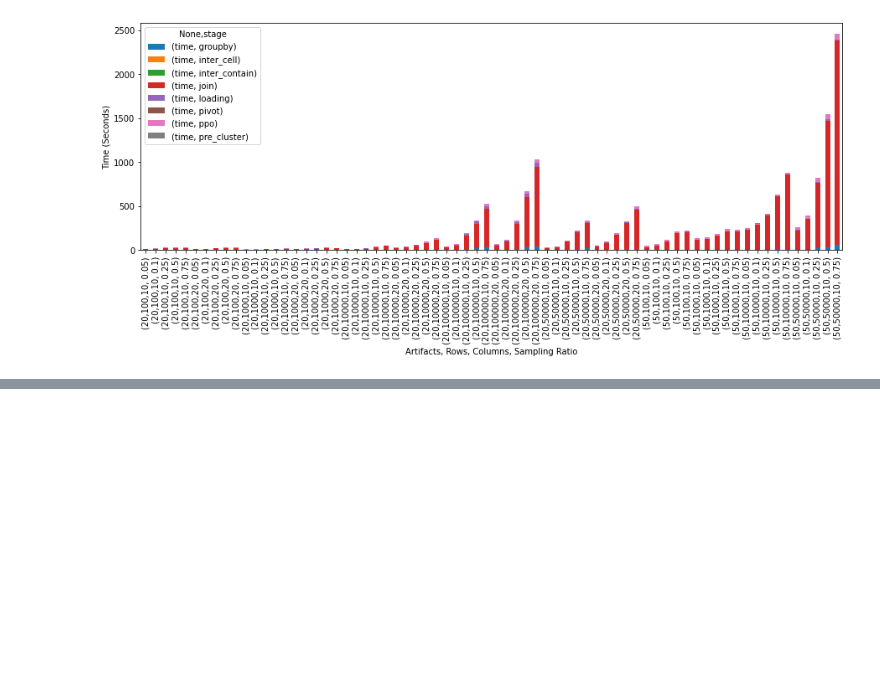
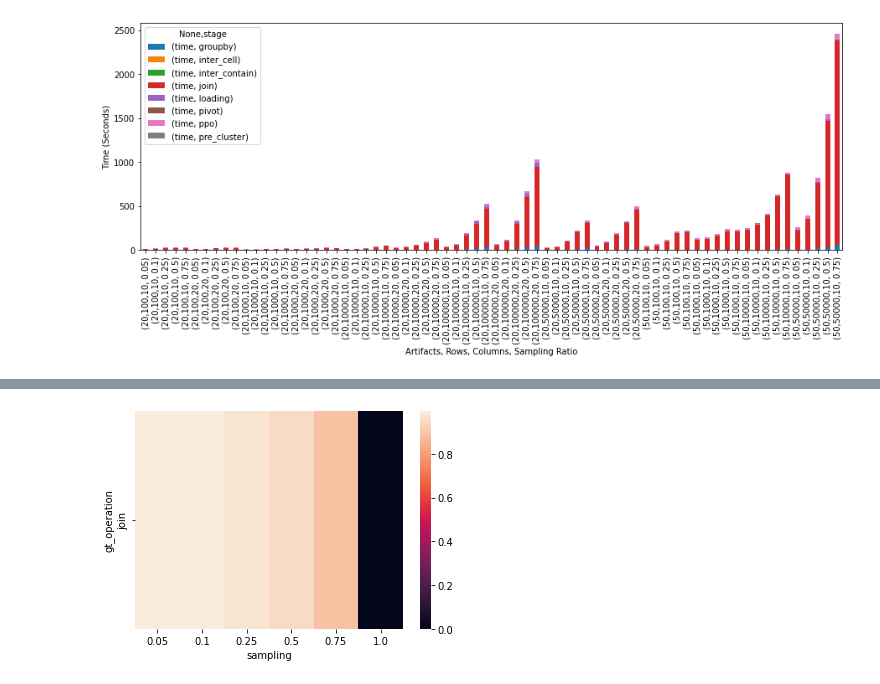
Before and after one commit to suhailrehman/relic, a Jupyter notebook: notebooks/Sampling_Experiments.ipynb, the cells around one changed output, grey strips where cells are left out. Cells and saved outputs as stored; diff of their text form; code cells hidden in the pictures; blank space fills up the shorter version.

```diff
--- a/notebooks/Sampling_Experiments.ipynb
+++ b/notebooks/Sampling_Experiments.ipynb
@@ -431,0 +426,34 @@ Text(0, 0.5, 'Time (Seconds)')
+# %%
+base_dir = synthetic_dir
+def is_join_op(e_data):
+    return e_data['operation'] == 'join' or e_data['operation'] == 'merge'
+
+def add_ground_truth_join(join_scores):
+    nbs = set(join_scores.nb_name)
+    gt_join_edges = []
+    for nb in nbs:
+        try:
+            gt_file = f"{base_dir}/{nb}/{nb}_gt_fixed.pkl"
+            gt_graph = nx.read_gpickle(gt_file)
+            nb_select = join_scores.nb_name == nb
+            nb_join_triples = set()
+            for u,v, uv_data in gt_graph.edges(data=True):
+                if is_join_op(uv_data):
+                    # Create join triple from this edge\
+                    for s, t, st_data in gt_graph.in_edges(v, data=True):
+                        if is_join_op(st_data) and s != u:
+                            nb_join_triples.add(frozenset([u,s,v]))
+
+            # Now we have the set of gt_join_edges:
+            e_score_df = join_scores.loc[nb_select & (join_scores.edge.isin(nb_join_triples))].copy()
+#           src_select = join_scores.src == u
+#           dst_select = join_scores.dst == v
+#           e_score_df = join_scores.loc[(nb_select) & (src_select) & (dst_select)].copy()
+#           e_score_df['gt'] = True
+            gt_join_edges.append(e_score_df)
+        except FileNotFoundError as e:
+            print(e)
+            pass
+    return pd.concat(gt_join_edges)
+# %%
+gt_joins = add_ground_truth_join(j_edges_df)
@@ -431,0 +474,6 @@ Text(0, 0.5, 'Time (Seconds)')
+# %%
+gt_joins['gt_operation'] = 'join'
+pivoted_edges = pivot_and_normalize_edges_df(gt_joins, score_col='join', indexed=True, normalize_base_col=(1.0))
+join_sampling_result = aggregate_and_display_heatmap(pivoted_edges)
+# %% [output]
+[figure, added]
```
Also changed, not shown: parts of 28 cells of this notebook, 2 other files.
